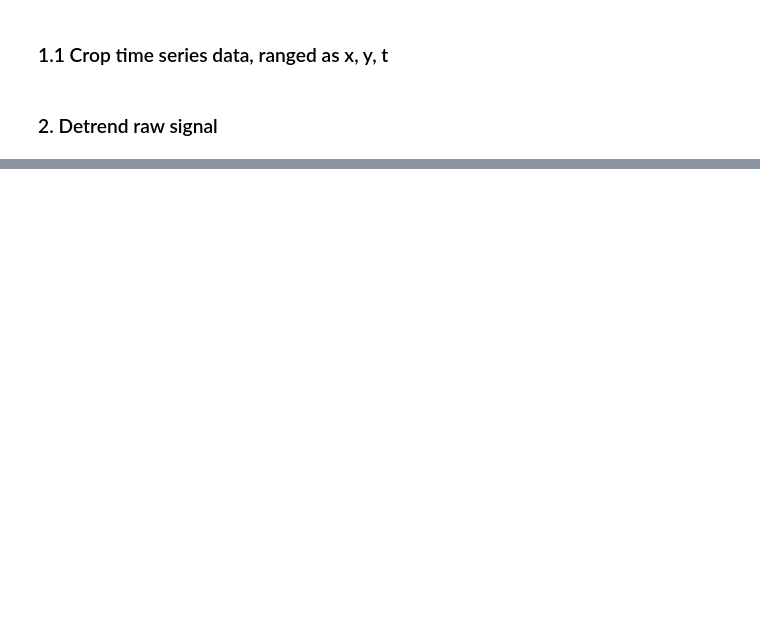
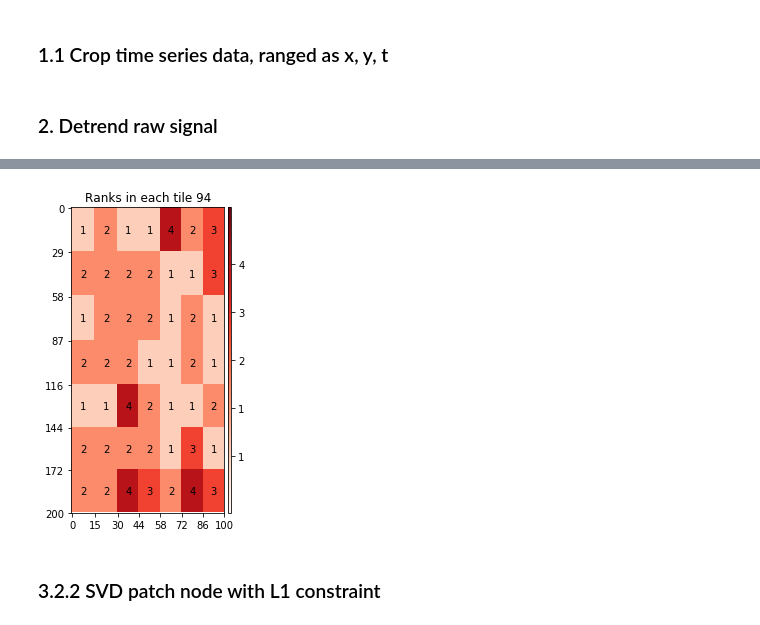
Before and after one commit to zqwei/fish_processing, a Jupyter notebook: notebooks/TK_ex_spatial_denoise_kelly_code.ipynb, the cells around one changed output, grey strips where cells are left out. Drawn from its saved outputs; the diff is of its cells as text; code cells hidden in the pictures; blank space fills up the shorter version.

```diff
--- a/notebooks/TK_ex_spatial_denoise_kelly_code.ipynb
+++ b/notebooks/TK_ex_spatial_denoise_kelly_code.ipynb
@@ -411,0 +41,7 @@ anim.save('traces_Vt_Vtd_nostim.mp4',fps=5,extra_args=['-vcodec','libx264'])
+# %%
+from spatialDenoising.trefide import detrend
+from spatialDenoising.tools import remove_trend
+Y_det, offset = remove_trend(Y_rm)
+#Y_detr = Y.copy()
+Y_detr = Y_det.reshape((dims[0],dims[1])+(dims[2],),order='F')
+np.save('Y_detr', Y_detr)
@@ -411,0 +136,11 @@ anim.save('traces_Vt_Vtd_nostim.mp4',fps=5,extra_args=['-vcodec','libx264'])
+# %%
+Yd_detr = np.load('Yd_detr.npy')
+ranks = np.load('Yd_detr_ranks.npy')
+blocks = pre_svd.split_image_into_blocks(Y_detr, number_of_blocks=k)
+dimsMc = list(map(np.shape,blocks))
+dimsM = Y_detr.shape
+Cplot3 = pre_svd.cn_ranks_plot(dimsMc, ranks, dimsM[:2])
+# %% [output]
+[figure, added]
+# %% [markdown]
+### 3.2.2 SVD patch node with L1 constraint
```
Also changed, not shown: parts of 70 cells of this notebook, 5 other files.
